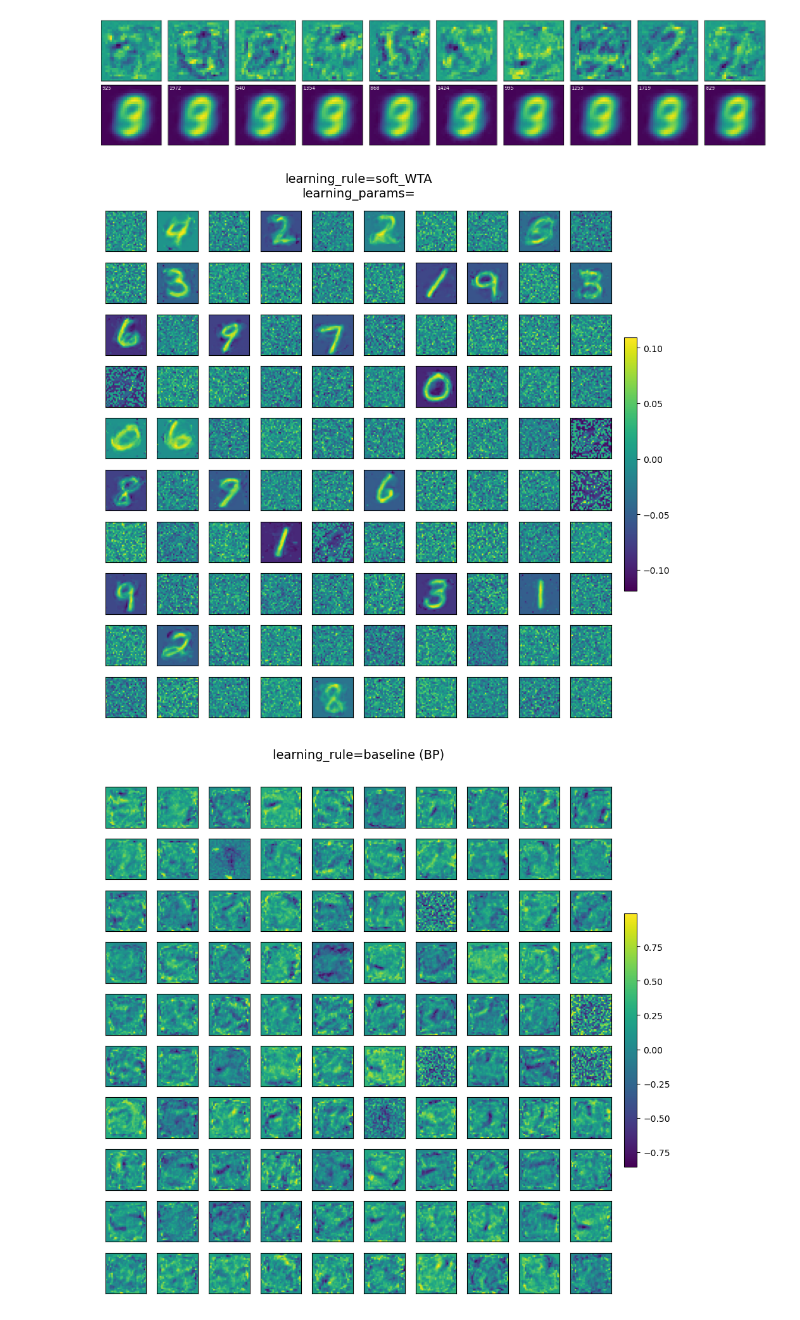
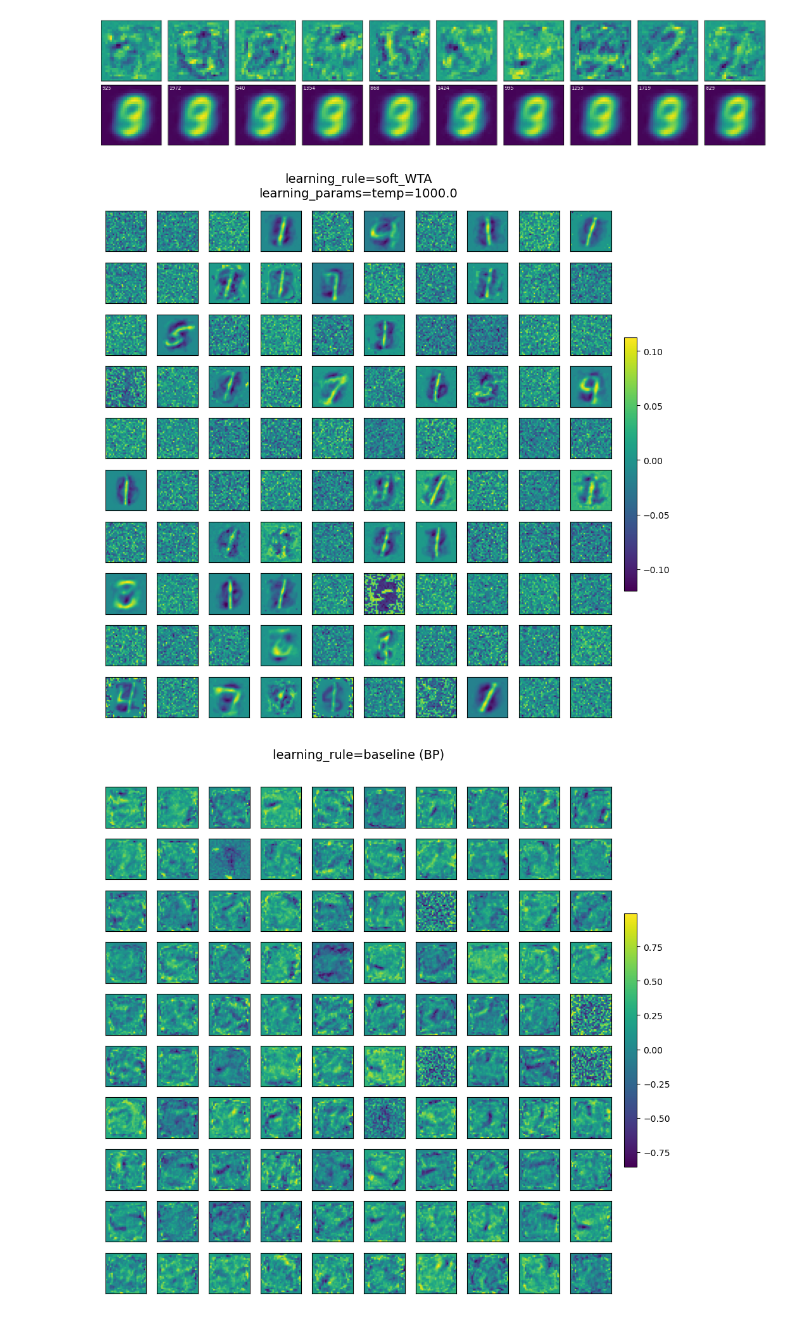
Before and after one commit to cutterdawes/HebbianLearning, a Jupyter notebook: experimental.ipynb, the cells around one changed output. Saved outputs shown, nothing was run; the diff lists cells and outputs as text; code cells hidden in the pictures.

```diff
--- a/experimental.ipynb
+++ b/experimental.ipynb
@@ -282,7 +282,7 @@ def plot_weights(learning_rule, learning_params='none', unsup_epochs=10, unsup_l
 # %%
-plot_weights('soft_WTA', '', 10, 0.03)
+plot_weights('soft_WTA', 'temp=1000.0', 1, 0.01)
 # %% [output]
-[figure, old version]
+[figure, new version]
 # %%
 # load model
 path = 'saved_models/done-training/baseline-50_epochs-0.001_lr-64_batch.pt'
```
Also changed, not shown: parts of 3 cells of this notebook, 2 other files.
